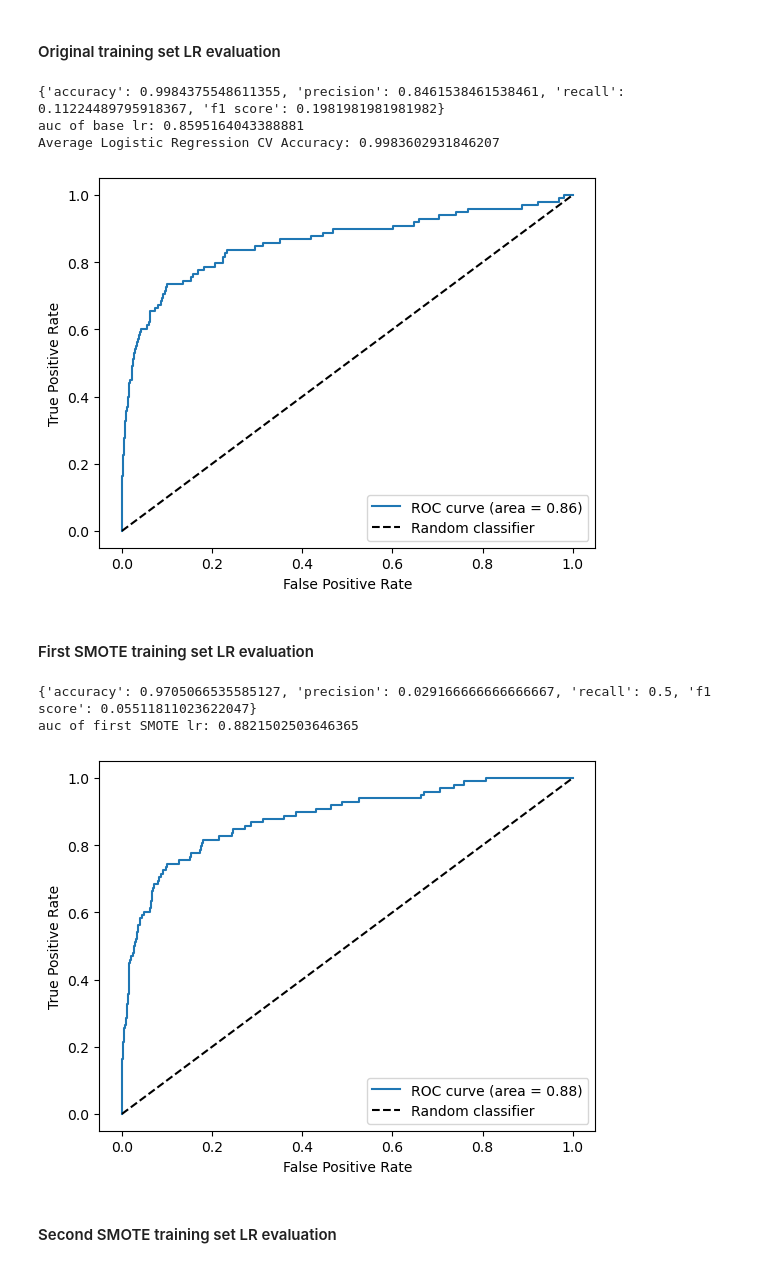
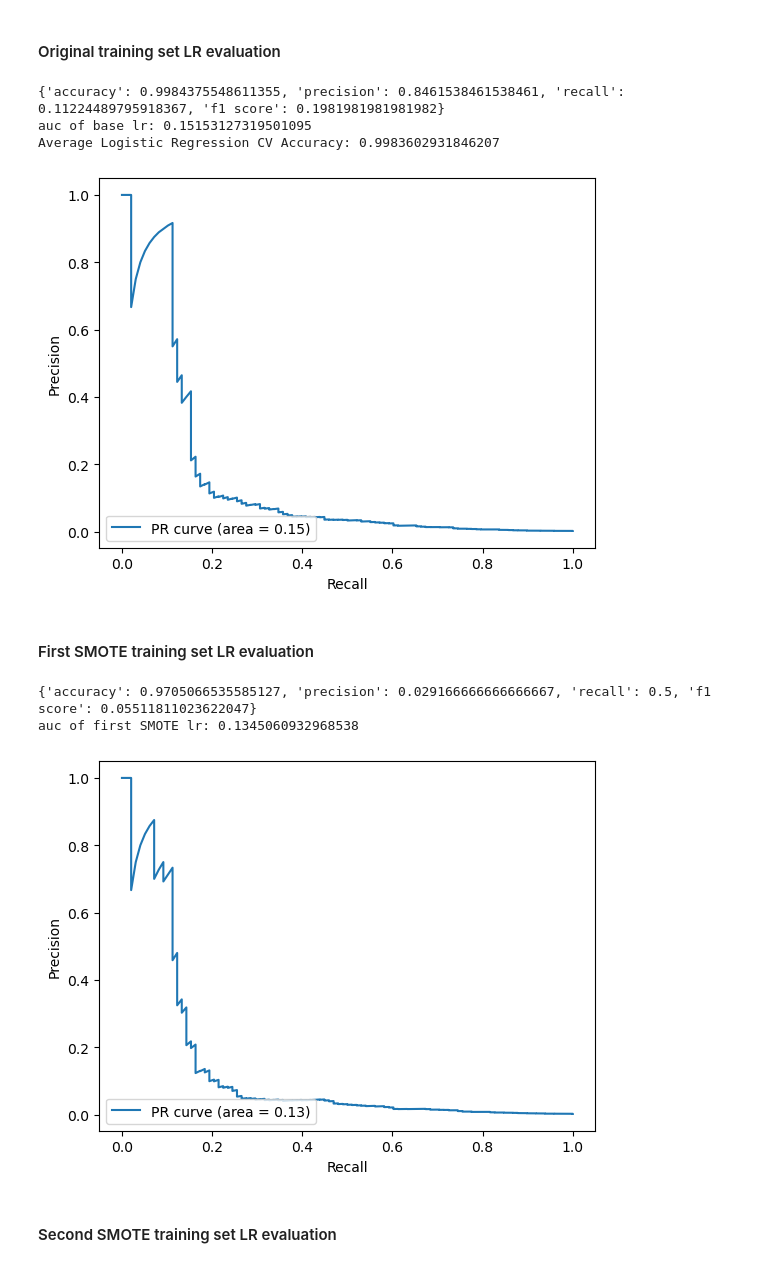
Before and after one commit to KyleDennis25/Credit-Card-Fraud-Detection, a Jupyter notebook: project.ipynb, the cells around one changed output. Drawn from its saved outputs; the diff is of its cells as text; code cells hidden in the pictures.

```diff
--- a/project.ipynb
+++ b/project.ipynb
@@ -82,27 +82,27 @@ print(len(X_train_scaled_sampled2))
 # %%
 # Initialize base model
 lr = LogisticRegression(random_state=22)
 
 # Fit model and get predictions
 y_pred_prob_lr, y_pred_lr = train_and_predict(lr, X_train_scaled, y_train, X_test_scaled)
 
 # Get accuracy metrics
 lr_metrics = calculate_metrics(y_test, y_pred_lr)
 print(lr_metrics)
-lr_auc = roc_auc_score(y_test, y_pred_prob_lr)
+lr_auc = average_precision_score(y_test, y_pred_prob_lr)
 print('auc of base lr: '+ str(lr_auc))
 
 # Get CV accuracy for lr
 avg_lr_cv_accuracy = stratified_cv(lr, X_scaled, y, num_splits=5)
 print('Average Logistic Regression CV Accuracy: ' + str(avg_lr_cv_accuracy))
 
 # Plot auc
-roc_plot(y_test, y_pred_prob_lr, lr_auc)
+auc_plot(y_test, y_pred_prob_lr, lr_auc)
 # %% [output]
 {'accuracy': 0.9984375548611355, 'precision': 0.8461538461538461, 'recall': 0.11224489795918367, 'f1 score': 0.1981981981981982}
-auc of base lr: 0.8595164043388881
+auc of base lr: 0.15153127319501095
 Average Logistic Regression CV Accuracy: 0.9983602931846207
-[figure, old version]
+[figure, new version]
 # %% [markdown]
 #### First SMOTE training set LR evaluation
 # %%
@@ -112,15 +112,15 @@ y_pred_prob_lr2, y_pred_lr2 = train_and_predict(lr, X_train_scaled_sampled, y_tr
 # Get accuracy metrics
 lr_metrics2 = calculate_metrics(y_test, y_pred_lr2)
 print(lr_metrics2)
-lr_auc2 = roc_auc_score(y_test, y_pred_prob_lr2)
+lr_auc2 = average_precision_score(y_test, y_pred_prob_lr2)
 print('auc of first SMOTE lr: '+ str(lr_auc2))
 
 # Plot auc
-roc_plot(y_test, y_pred_prob_lr2, lr_auc2)
+auc_plot(y_test, y_pred_prob_lr2, lr_auc2)
 # %% [output]
 {'accuracy': 0.9705066535585127, 'precision': 0.029166666666666667, 'recall': 0.5, 'f1 score': 0.05511811023622047}
-auc of first SMOTE lr: 0.8821502503646365
+auc of first SMOTE lr: 0.1345060932968538
-[figure, old version]
+[figure, new version]
 # %% [markdown]
 #### Second SMOTE training set LR evaluation
 # %%
```
Also changed, not shown: parts of 9 cells of this notebook.
